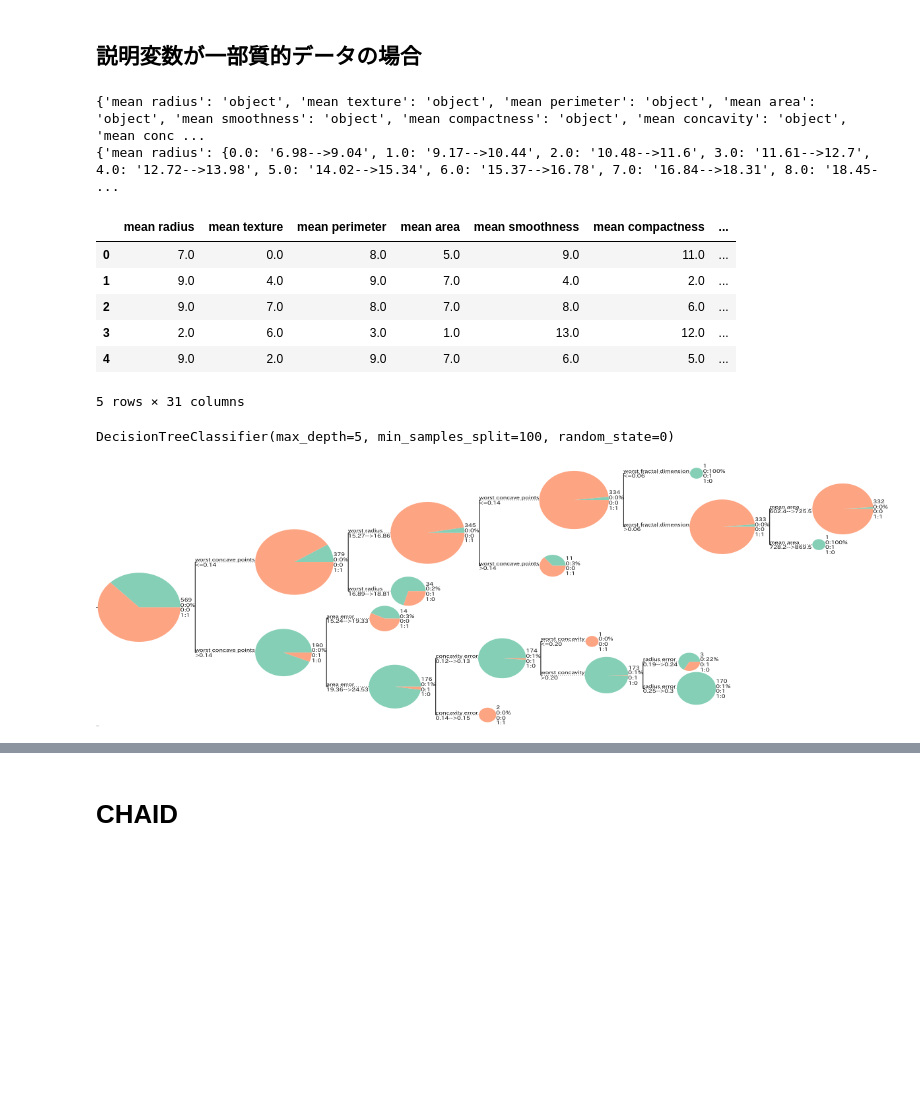
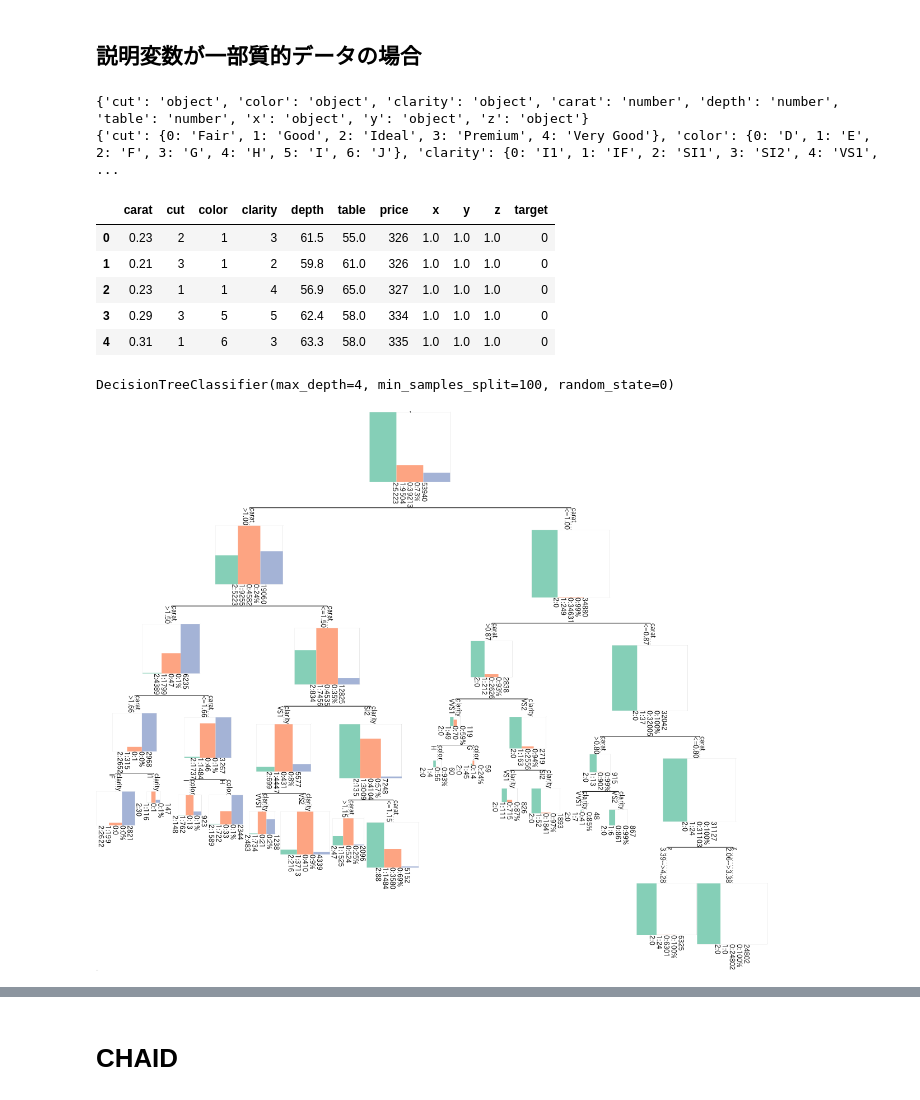
Before and after one commit to R-K-DataAnalyst/qiita_code, a Jupyter notebook: Qiita記事用_CART_CHAID_Visualization.ipynb, the cells around one changed output, grey strips where cells are left out. Drawn from its saved outputs; the diff is of its cells as text; code cells hidden in the pictures; blank space fills up the shorter version.

```diff
--- a/Qiita記事用_CART_CHAID_Visualization.ipynb
+++ b/Qiita記事用_CART_CHAID_Visualization.ipynb
@@ -101,3 +181,7 @@ coly = 'target'
+# %%
+# 説明変数と目的変数
+colx = ['cut', 'color', 'clarity', 'carat', 'depth', 'table', 'x', 'y', 'z']
+coly = 'target'
 # %% [markdown]
 # CART
 CARTアルゴリズムの可視化
@@ -105,7 +189,7 @@ CARTアルゴリズムの可視化
 ## 説明変数がすべて連続値の場合
 # %%
 # 学習
-df_add = df.copy()
+df_add = dfle.copy()
 clf = DecisionTreeClassifier(min_samples_split=100, max_depth=4, random_state=0)
 clf.fit(df_add[colx].to_numpy(), df_add[coly].to_numpy())
 # %% [output]
@@ -294,17 +392,18 @@ tree.render("%%inline", tree_style=ts, h=400, w=1200)
 # %%
 # 質的データがある時のCART可視化
 # 今回は一部のデータが質的データと仮定
-df_add = df.copy()
+df_add = dfle.copy()
 # ビニングにより順序尺度データに変換
 bin_dict = {}  # 各カラムのビニング後の値とビニング前の数値の幅を辞書化する
 dtype_arr = {}  # 各カラムのデータ型指定（'object'=質的データ。その他=連続値。）
-category_cols = colx[:25]  # 今回は5つのカラムが質的データと仮定
-continuous_cols = colx[25:]  # 残りのカラムが量的データと仮定
-for i, col in enumerate(np.concatenate([category_cols,continuous_cols])):
-    if col in category_cols:
+category_cols = category_cols
+bin_cols = colx[6:]  # 今回はx,y,zのカラムも質的データと仮定
+continuous_cols = colx[3:6]  # 残りのカラムが量的データと仮定
+for i, col in enumerate(np.concatenate([category_cols,continuous_cols,bin_cols])):
+    if col in bin_cols:
         dtype_arr[col] = 'object'
         # 1次元クラスタリングで順序尺度化
-        est = KBinsDiscretizer(n_bins=15, strategy="kmeans", encode='ordinal')
+        est = KBinsDiscretizer(n_bins=5, strategy="kmeans", encode='ordinal')
         bins_ = est.fit_transform(df_add[col].to_numpy().reshape(-1, 1))
         df_add[col] = bins_
         binmast = pd.DataFrame({'org':df[col].to_numpy(), 'bins':bins_.reshape(-1)})
@@ -315,40 +414,45 @@ for i, col in enumerate(np.concatenate([category_cols,continuous_cols])):
         bin_dict_val = {row['bins']:row['ranges'] for index, row in binmast.iterrows()}
         bin_dict[col] = bin_dict_val
     else:
-        dtype_arr[col] = 'number'
-        bin_dict[col] = ''
+        if col in category_cols:
+            dtype_arr[col] = 'object'
+            bin_dict[col] = ''
+        else:
+            dtype_arr[col] = 'number'
+            bin_dict[col] = ''
+
 print(dtype_arr)
+bin_dict.update(le_list)  # ラベルマスタ
 print(bin_dict)
 display(df_add.head())
 # %% [output]
-{'mean radius': 'object', 'mean texture': 'object', 'mean perimeter': 'object', 'mean area': 'object', 'mean smoothness': 'object', 'mean compactness': 'object', 'mean concavity': 'object', 'mean conc ...
-{'mean radius': {0.0: '6.98-->9.04', 1.0: '9.17-->10.44', 2.0: '10.48-->11.6', 3.0: '11.61-->12.7', 4.0: '12.72-->13.98', 5.0: '14.02-->15.34', 6.0: '15.37-->16.78', 7.0: '16.84-->18.31', 8.0: '18.45- ...
+{'cut': 'object', 'color': 'object', 'clarity': 'object', 'carat': 'number', 'depth': 'number', 'table': 'number', 'x': 'object', 'y': 'object', 'z': 'object'}
+{'cut': {0: 'Fair', 1: 'Good', 2: 'Ideal', 3: 'Premium', 4: 'Very Good'}, 'color': {0: 'D', 1: 'E', 2: 'F', 3: 'G', 4: 'H', 5: 'I', 6: 'J'}, 'clarity': {0: 'I1', 1: 'IF', 2: 'SI1', 3: 'SI2', 4: 'VS1', ...
-|  | mean radius | mean texture | mean perimeter | mean area | mean smoothness | mean compactness | ... |
-| 0 | 7.0 | 0.0 | 8.0 | 5.0 | 9.0 | 11.0 | ... |
-| 1 | 9.0 | 4.0 | 9.0 | 7.0 | 4.0 | 2.0 | ... |
-| 2 | 9.0 | 7.0 | 8.0 | 7.0 | 8.0 | 6.0 | ... |
-| 3 | 2.0 | 6.0 | 3.0 | 1.0 | 13.0 | 12.0 | ... |
-| 4 | 9.0 | 2.0 | 9.0 | 7.0 | 6.0 | 5.0 | ... |
+|  | carat | cut | color | clarity | depth | table | price | x | y | z | target |
+| 0 | 0.23 | 2 | 1 | 3 | 61.5 | 55.0 | 326 | 1.0 | 1.0 | 1.0 | 0 |
+| 1 | 0.21 | 3 | 1 | 2 | 59.8 | 61.0 | 326 | 1.0 | 1.0 | 1.0 | 0 |
+| 2 | 0.23 | 1 | 1 | 4 | 56.9 | 65.0 | 327 | 1.0 | 1.0 | 1.0 | 0 |
+| 3 | 0.29 | 3 | 5 | 5 | 62.4 | 58.0 | 334 | 1.0 | 1.0 | 1.0 | 0 |
+| 4 | 0.31 | 1 | 6 | 3 | 63.3 | 58.0 | 335 | 1.0 | 1.0 | 1.0 | 0 |
-5 rows × 31 columns
 # %%
 # 学習
-clf = DecisionTreeClassifier(min_samples_split=100, max_depth=5, random_state=0)
+clf = DecisionTreeClassifier(min_samples_split=100, max_depth=4, random_state=0)
 clf.fit(df_add[colx].to_numpy(), df_add[coly].to_numpy())
 # %% [output]
-DecisionTreeClassifier(max_depth=5, min_samples_split=100, random_state=0)
+DecisionTreeClassifier(max_depth=4, min_samples_split=100, random_state=0)
 # %%
 obj_unique = np.sort(df_add[coly].unique())
 tree = makeTreeEte3CART(clf, colx, obj_unique
                         , le_list_rename=bin_dict
                         , dtype_arr=dtype_arr
-                        , fsize=100, height=400, width=1200, rotation=0
+                        , fsize=200, height=1000, width=1200, rotation=90, node_face_type='bar'
                         , name='sklearn_CARTbin')  # sklearn_CARTbin.svgが保存される
 
 # Jupyter上に可視化(Jupyter上だとテキストが表示されない場合がある。保存したファイルにはテキストがあるはず。)
 ts = TreeStyle()
 ts.show_leaf_name = True
-ts.rotation = 0
-tree.render("%%inline", tree_style=ts, h=400, w=1200)
+ts.rotation = 90
+tree.render("%%inline", tree_style=ts, h=1000, w=1200)
 # %% [output]
-[figure, old version]
+[figure, new version]
 # %% [markdown]
```
Also changed, not shown: parts of 27 cells of this notebook, 1 other file.
